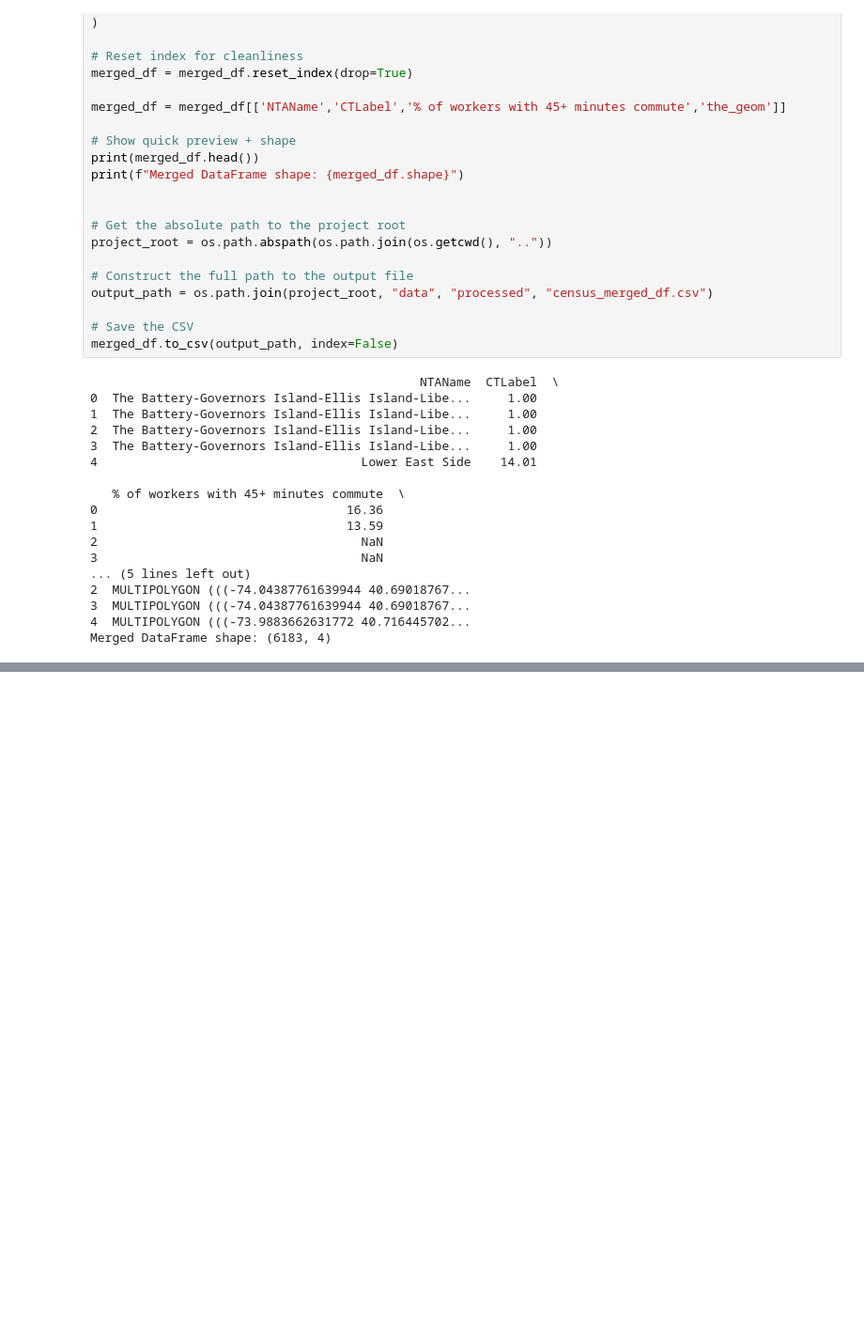
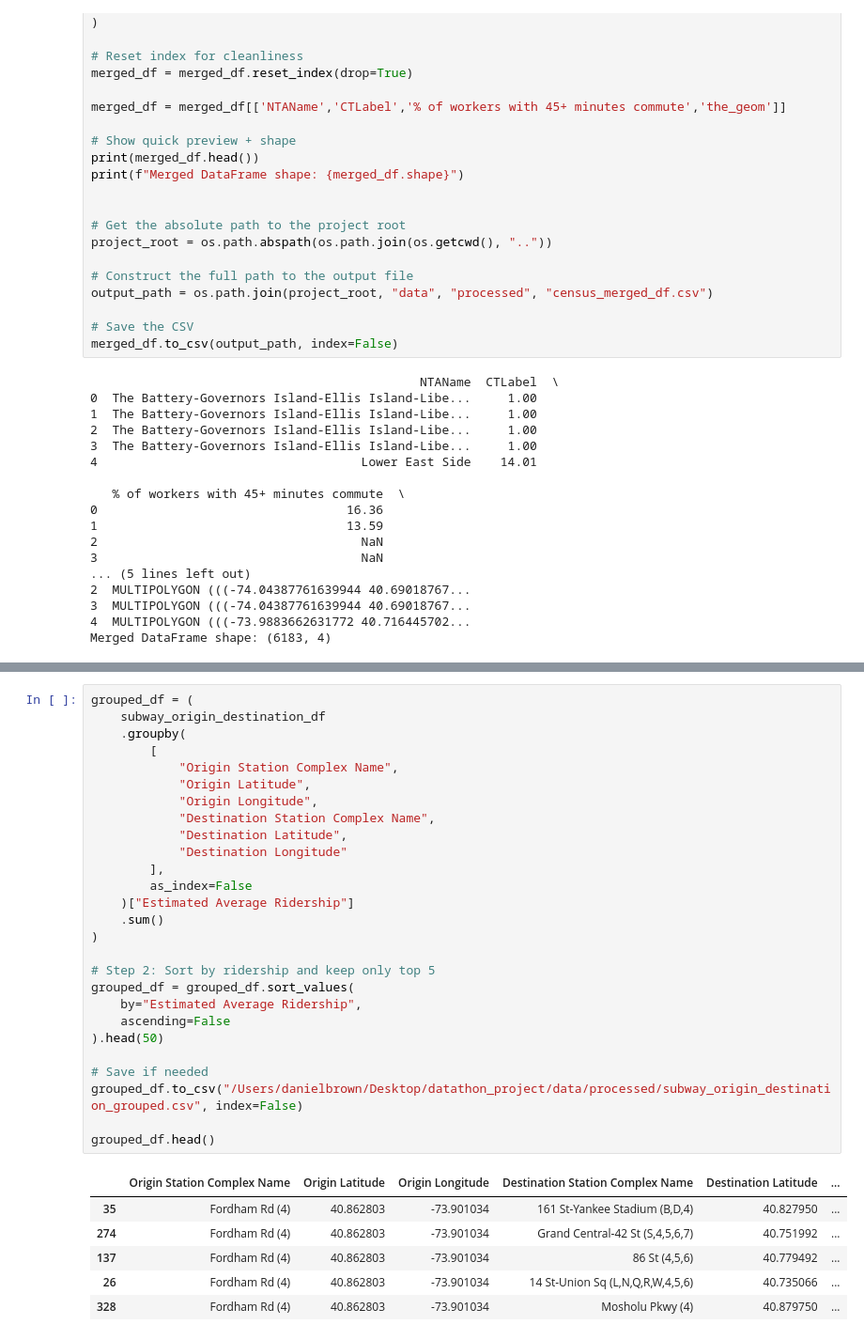
Before and after one commit to OsmanMur/mhc-mta-datathon, a Jupyter notebook: notebooks/02_data_cleaning.ipynb, the cells around one changed output, grey strips where cells are left out. Shown at 94% size. Cells and saved outputs as stored; diff of their text form; blank space fills up the shorter version.

```diff
--- a/notebooks/02_data_cleaning.ipynb
+++ b/notebooks/02_data_cleaning.ipynb
@@ -370,0 +518,34 @@ Merged DataFrame shape: (6183, 4)
+# %%
+grouped_df = (
+    subway_origin_destination_df
+    .groupby(
+        [
+            "Origin Station Complex Name",
+            "Origin Latitude",
+            "Origin Longitude",
+            "Destination Station Complex Name",
+            "Destination Latitude",
+            "Destination Longitude"
+        ],
+        as_index=False
+    )["Estimated Average Ridership"]
+    .sum()
+)
+
+# Step 2: Sort by ridership and keep only top 5
+grouped_df = grouped_df.sort_values(
+    by="Estimated Average Ridership",
+    ascending=False
+).head(50)
+
+# Save if needed
+grouped_df.to_csv("/Users/danielbrown/Desktop/datathon_project/data/processed/subway_origin_destination_grouped.csv", index=False)
+
+grouped_df.head()
+# %% [output]
+|  | Origin Station Complex Name | Origin Latitude | Origin Longitude | Destination Station Complex Name | Destination Latitude | ... |
+| 35 | Fordham Rd (4) | 40.862803 | -73.901034 | 161 St-Yankee Stadium (B,D,4) | 40.827950 | ... |
+| 274 | Fordham Rd (4) | 40.862803 | -73.901034 | Grand Central-42 St (S,4,5,6,7) | 40.751992 | ... |
+| 137 | Fordham Rd (4) | 40.862803 | -73.901034 | 86 St (4,5,6) | 40.779492 | ... |
+| 26 | Fordham Rd (4) | 40.862803 | -73.901034 | 14 St-Union Sq (L,N,Q,R,W,4,5,6) | 40.735066 | ... |
+| 328 | Fordham Rd (4) | 40.862803 | -73.901034 | Mosholu Pkwy (4) | 40.879750 | ... |
```
Also changed, not shown: parts of 17 cells of this notebook, 2 other files.
